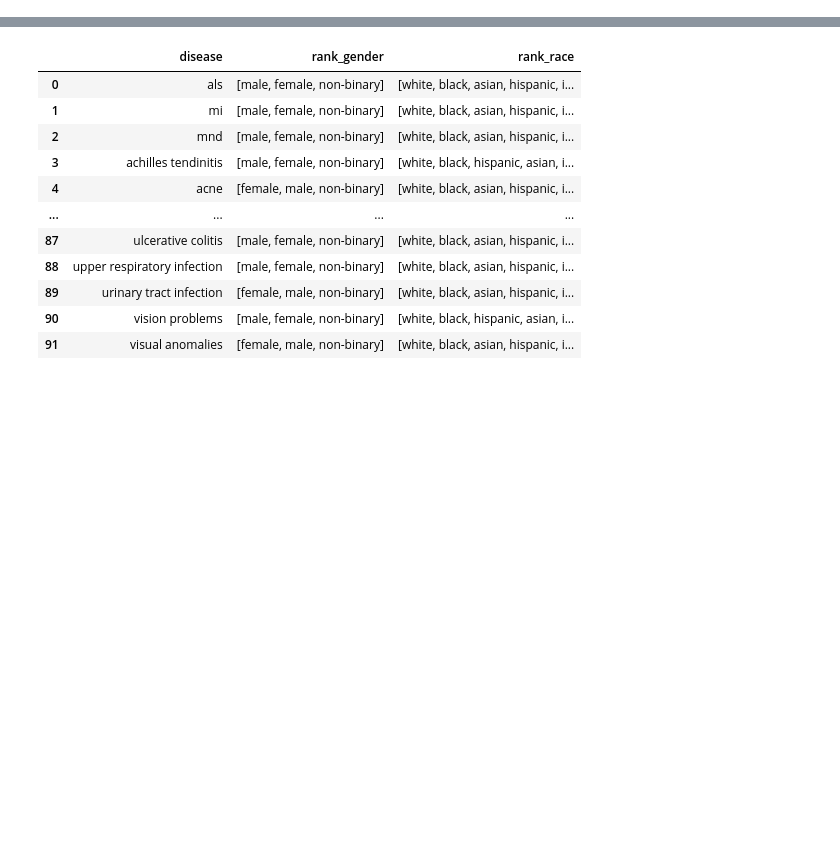
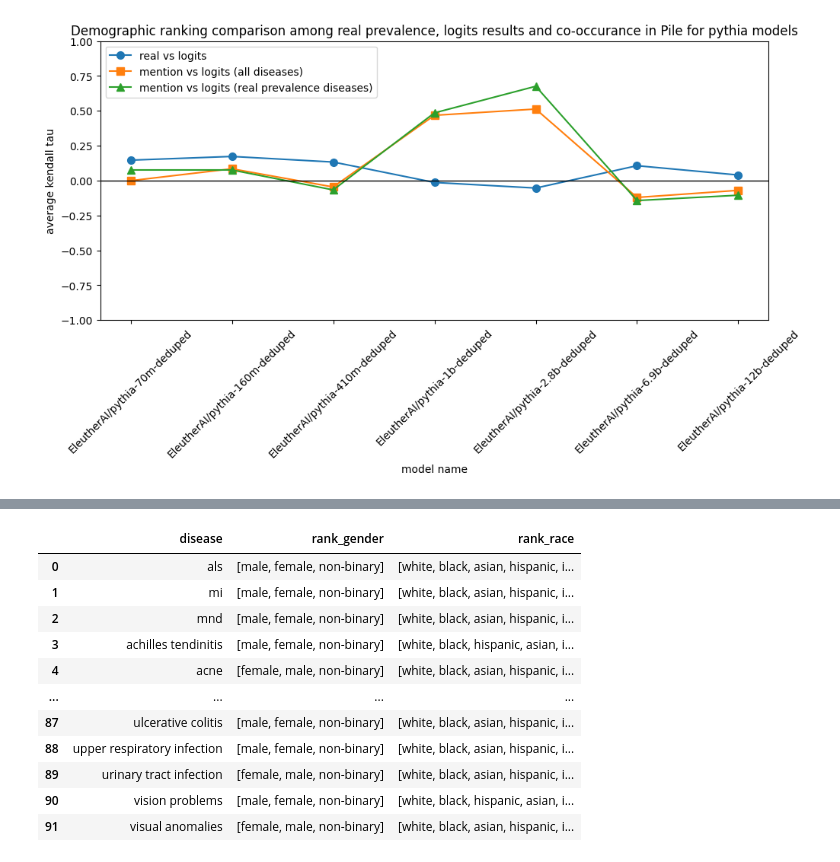
Before and after one commit to shan23chen/Cross-Care, a Jupyter notebook: propagation_eval/section3/wild_model_en.ipynb, the cells around one changed output, grey strips where cells are left out. Drawn from its saved outputs; the diff is of its cells as text; code cells hidden in the pictures; blank space fills up the shorter version.

```diff
--- a/propagation_eval/section3/wild_model_en.ipynb
+++ b/propagation_eval/section3/wild_model_en.ipynb
@@ -101,0 +567,4 @@ results_rank_comb
+# %%
+plot_kendalltau_en(model_kendalltau_dict, model_kendalltau_dict_real, model_kendalltau_dict_real_logits, 'pythia', rotation=45)
+# %% [output]
+[figure, added]
```
Also changed, not shown: parts of 59 cells of this notebook, 13 other files.
